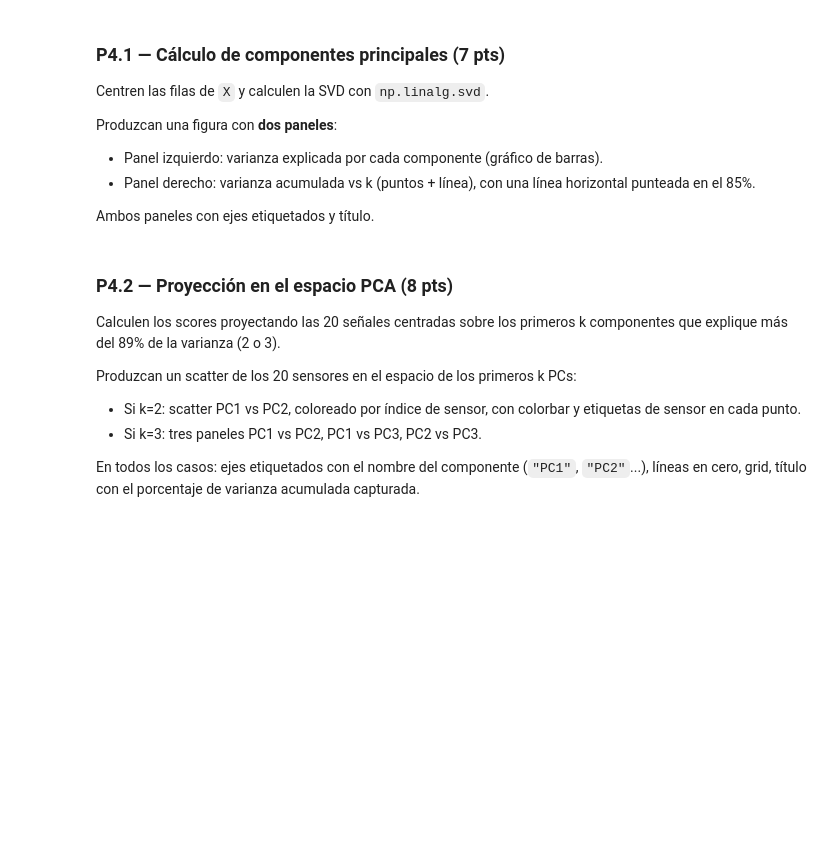
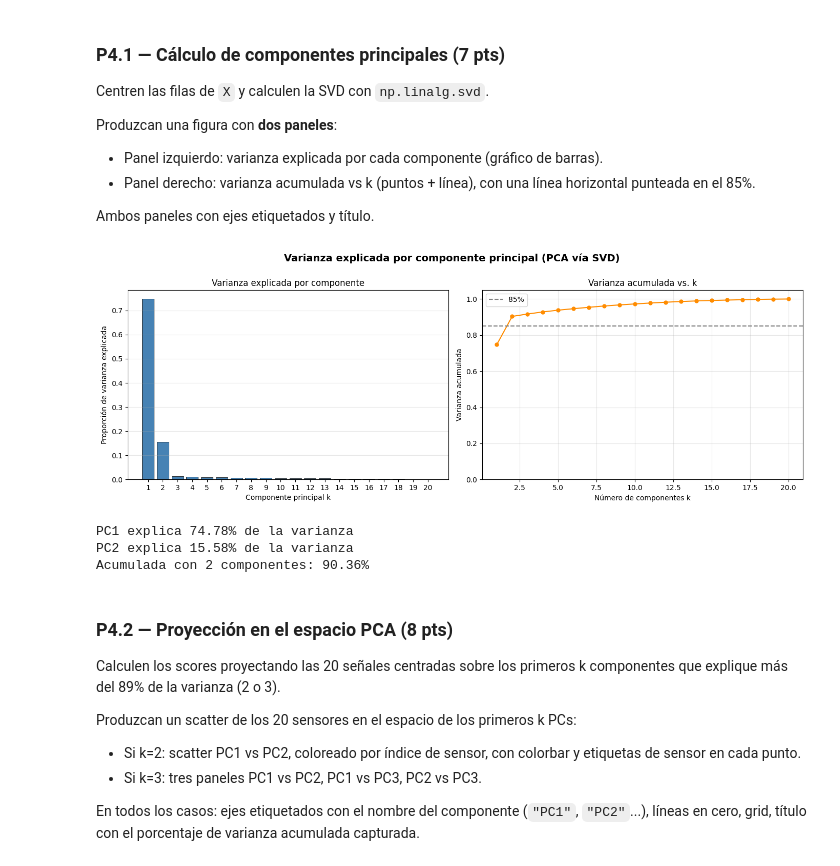
Before and after one commit to manubastidas/programacionCientifica, a Jupyter notebook: Evaluacion/castaño_salcedo_evaluacion1.ipynb, the cells around one changed output. Cells and saved outputs as stored; diff of their text form; code cells hidden in the pictures; blank space fills up the shorter version.

```diff
--- a/Evaluacion/castaño_salcedo_evaluacion1.ipynb
+++ b/Evaluacion/castaño_salcedo_evaluacion1.ipynb
@@ -359,6 +359,49 @@ Produzcan una figura con **dos paneles**:
   horizontal punteada en el 85%.
 
 Ambos paneles con ejes etiquetados y título.
+# %%
+
+X_centered = X - X.mean(axis=1, keepdims=True)
+
+U, S, Vt = np.linalg.svd(X_centered, full_matrices=False)
+
+var_explained  = S**2
+var_ratio      = var_explained / var_explained.sum()
+var_cumulative = np.cumsum(var_ratio)
+k_comp         = np.arange(1, len(S) + 1)
+
+fig, (ax1, ax2) = plt.subplots(1, 2, figsize=(14, 5))
+fig.suptitle("Varianza explicada por componente principal (PCA vía SVD)",
+             fontsize=14, fontweight='bold', y=1.0)
+
+ax1.bar(k_comp, var_ratio, color='steelblue', edgecolor='k', linewidth=0.5)
+ax1.set_xlabel("Componente principal k")
+ax1.set_ylabel("Proporción de varianza explicada")
+ax1.set_title("Varianza explicada por componente")
+ax1.set_xticks(k_comp)
+ax1.grid(axis='y', alpha=0.3)
+
+ax2.plot(k_comp, var_cumulative, 'o-', color='darkorange', markersize=5)
+ax2.axhline(0.85, ls='--', color='gray', label='85%')
+ax2.set_xlabel("Número de componentes k")
+ax2.set_ylabel("Varianza acumulada")
+ax2.set_title("Varianza acumulada vs. k")
+ax2.set_ylim(0, 1.05)
+ax2.grid(alpha=0.3)
+ax2.legend()
+
+plt.tight_layout()
+plt.show()
+
+# Resumen numérico
+print(f"PC1 explica {var_ratio[0]*100:.2f}% de la varianza")
+print(f"PC2 explica {var_ratio[1]*100:.2f}% de la varianza")
+print(f"Acumulada con 2 componentes: {var_cumulative[1]*100:.2f}%")
+# %% [output]
+[figure, added]
+PC1 explica 74.78% de la varianza
+PC2 explica 15.58% de la varianza
+Acumulada con 2 componentes: 90.36%
 # %% [markdown]
 ### P4.2 — Proyección en el espacio PCA (8 pts)
 
```
Also changed, not shown: parts of 1 cell of this notebook.
